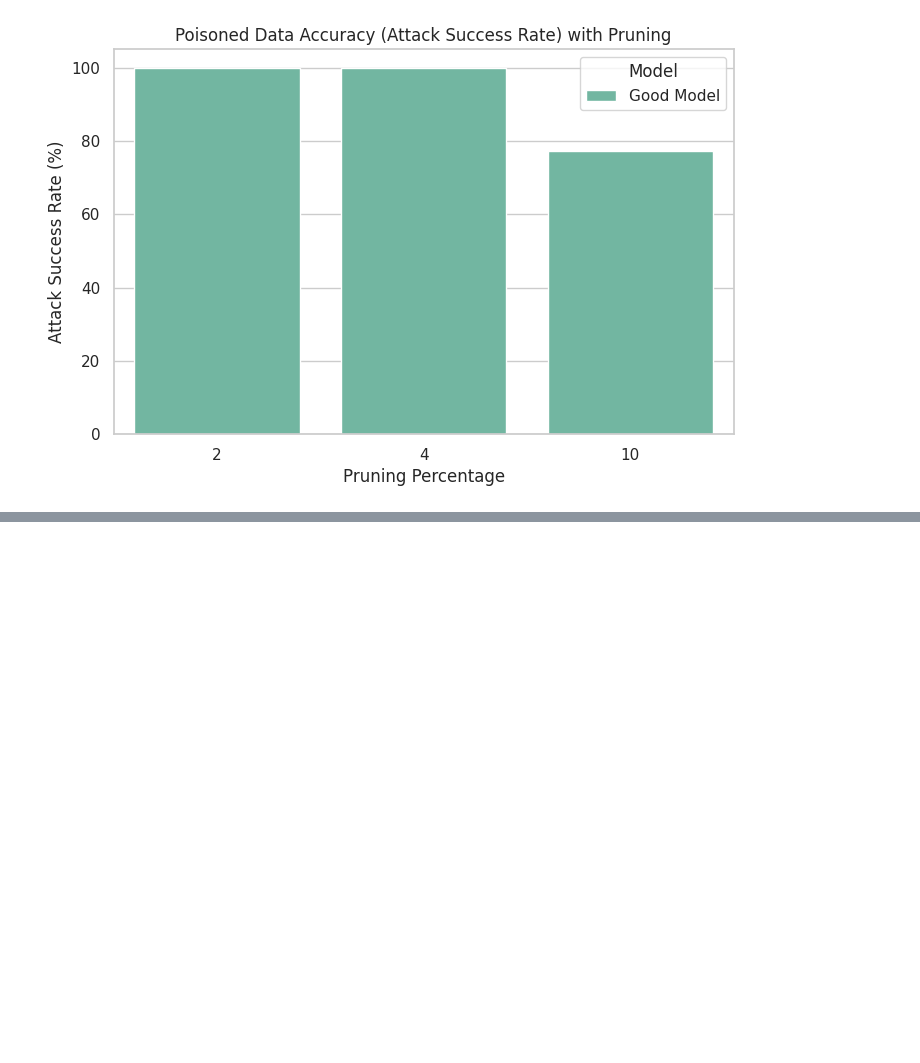
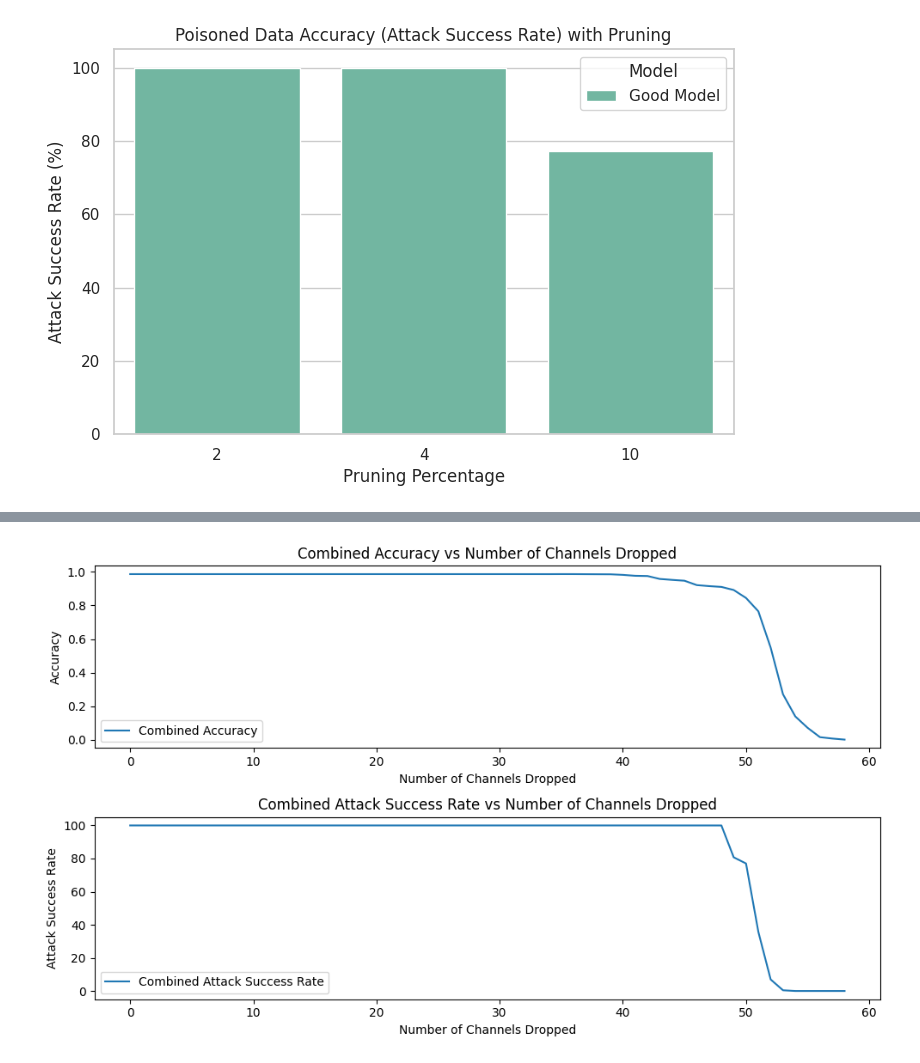
Before and after one commit to tommarvoloriddle/Machine-Learning-for-Cyber-Security, a Jupyter notebook: fine_pruning.ipynb, the cells around one changed output, grey strips where cells are left out. Saved outputs shown, nothing was run; the diff lists cells and outputs as text; code cells hidden in the pictures; blank space fills up the shorter version.

```diff
--- a/fine_pruning.ipynb
+++ b/fine_pruning.ipynb
@@ -757,0 +1019,62 @@ plt.show()
+# %%
+import pickle
+
+
+# Save the list to a file
+with open('attack_success_2.pkl', 'wb') as file:
+    pickle.dump(attack_success, file)
+
+# Save the list to a file
+with open('acc_2.pkl', 'wb') as file:
+    pickle.dump(acc, file)
+# %%
+import pickle
+import matplotlib.pyplot as plt
+import numpy as np
+
+# Load accuracy arrays
+with open('acc_1.pkl', 'rb') as file:
+    acc1 = pickle.load(file)
+
+with open('acc_2.pkl', 'rb') as file:
+    acc2 = pickle.load(file)
+
+# Load attack success rate arrays
+with open('attack_success_1.pkl', 'rb') as file:
+    attack_success_1 = pickle.load(file)
+
+with open('attack_success_2.pkl', 'rb') as file:
+    attack_success_2 = pickle.load(file)
+
+# Concatenate accuracy arrays
+combined_acc = np.concatenate([acc1, acc2])
+
+# Concatenate attack success rate arrays
+combined_attack_success = np.concatenate([attack_success_1, attack_success_2])
+
+# Generate x-axis values
+num_channels_dropped = np.arange(len(combined_acc))
+
+# Plotting
+plt.figure(figsize=(10, 6))
+
+# Plot Combined Accuracy
+plt.subplot(2, 1, 1)
+plt.plot(num_channels_dropped, combined_acc, label='Combined Accuracy')
+plt.xlabel('Number of Channels Dropped')
+plt.ylabel('Accuracy')
+plt.title('Combined Accuracy vs Number of Channels Dropped')
+plt.legend()
+
+# Plot Combined Attack Success Rate
+plt.subplot(2, 1, 2)
+plt.plot(num_channels_dropped, combined_attack_success, label='Combined Attack Success Rate')
+plt.xlabel('Number of Channels Dropped')
+plt.ylabel('Attack Success Rate')
+plt.title('Combined Attack Success Rate vs Number of Channels Dropped')
+plt.legend()
+
+plt.tight_layout()
+plt.show()
+# %% [output]
+[figure, added]
```
Also changed, not shown: parts of 8 cells of this notebook.
